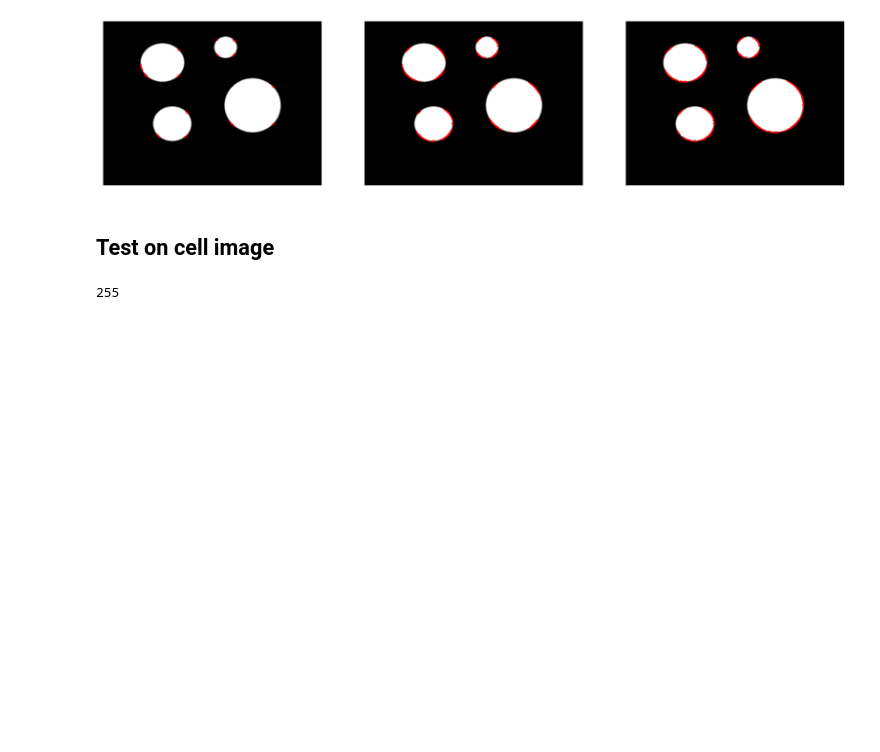
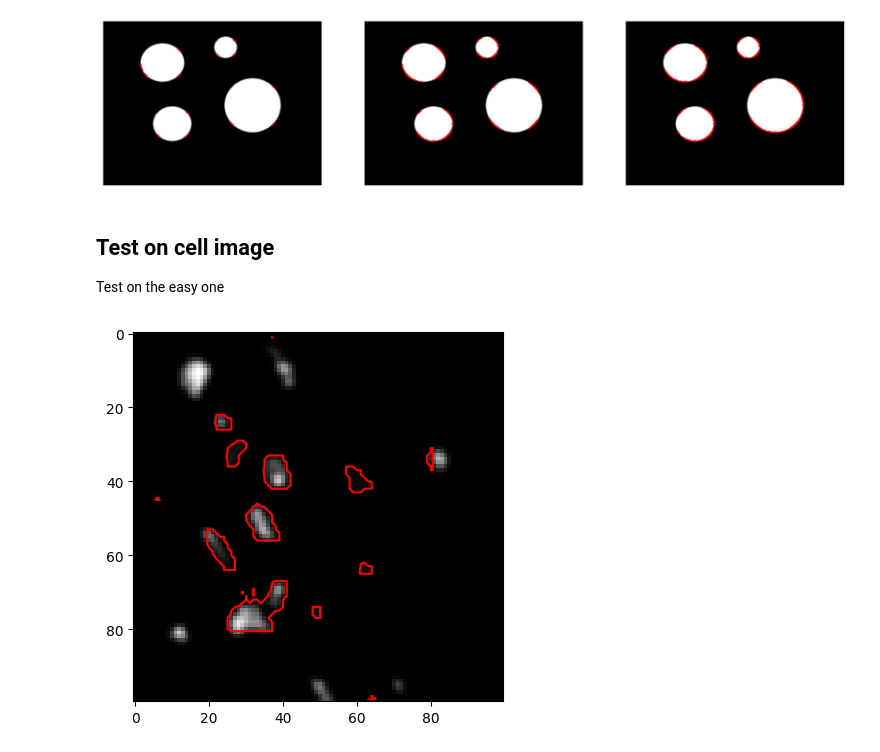
Before and after one commit to jgu13/CellSeg, a Jupyter notebook: Scripts/Test.ipynb, the cells around one changed output. Drawn from its saved outputs; the diff is of its cells as text; code cells hidden in the pictures; blank space fills up the shorter version.

Commit message:
update test on cell images

```diff
--- a/Scripts/Test.ipynb
+++ b/Scripts/Test.ipynb
@@ -281,22 +279,27 @@ for i in range(3):
 [figure]
 # %% [markdown]
 ## Test on cell image
+Test on the easy one
 # %%
 # read in cell image
 img = imread(os.path.join(image_dir, "test_easy_img.png"))
-# initialize a random shape
-center_x = img.shape[0] // 2
-center_y = img.shape[1] // 2
-rr, cc = disk((center_x, center_y), 50) # initialize a contour shape
-contour_layer = np.zeros((img.shape[0], img.shape[1], 3))
-contour_layer[rr, cc] = [255, 255, 255]
+# img = np.clip(img, 0, 255)
+img = cv.GaussianBlur(img, (3,3), sigmaX=1, borderType=cv.BORDER_DEFAULT)
+
+# initialize a large rectangle
+contour_layer = np.zeros_like(img)
+start = (20,20)
+end = (contour_layer.shape[0]-20, contour_layer.shape[1]-20)
+rr, cc = rectangle(start=start, end=end)
+contour_layer[rr, cc] = 255
 
 # initalize psi
 psi = initialize(contour_layer)
 
 # evolve the contour with psi
-psi = curve_evolution(contour_layer, img, dt=0.5, max_iter=100)
+psi = curve_evolution(contour_layer, img, dt=0.2, max_iter=300)
 fig, ax = plt.subplots()
+ax.imshow(img, cmap='gray')
 psi = draw_curve(psi, axis=ax)
 # %% [output]
-255
+[figure, added]
```
Also changed, not shown: parts of 4 cells of this notebook.
